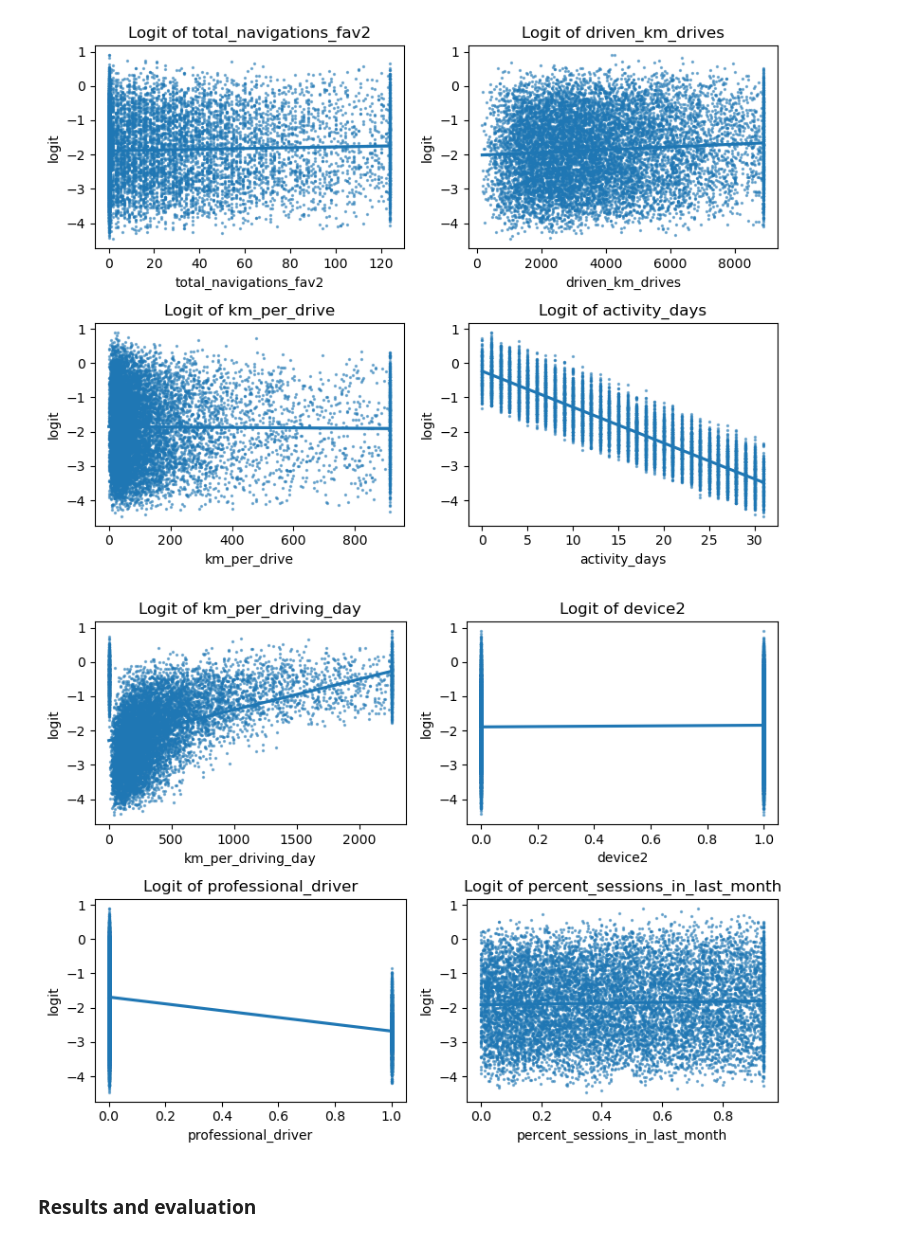
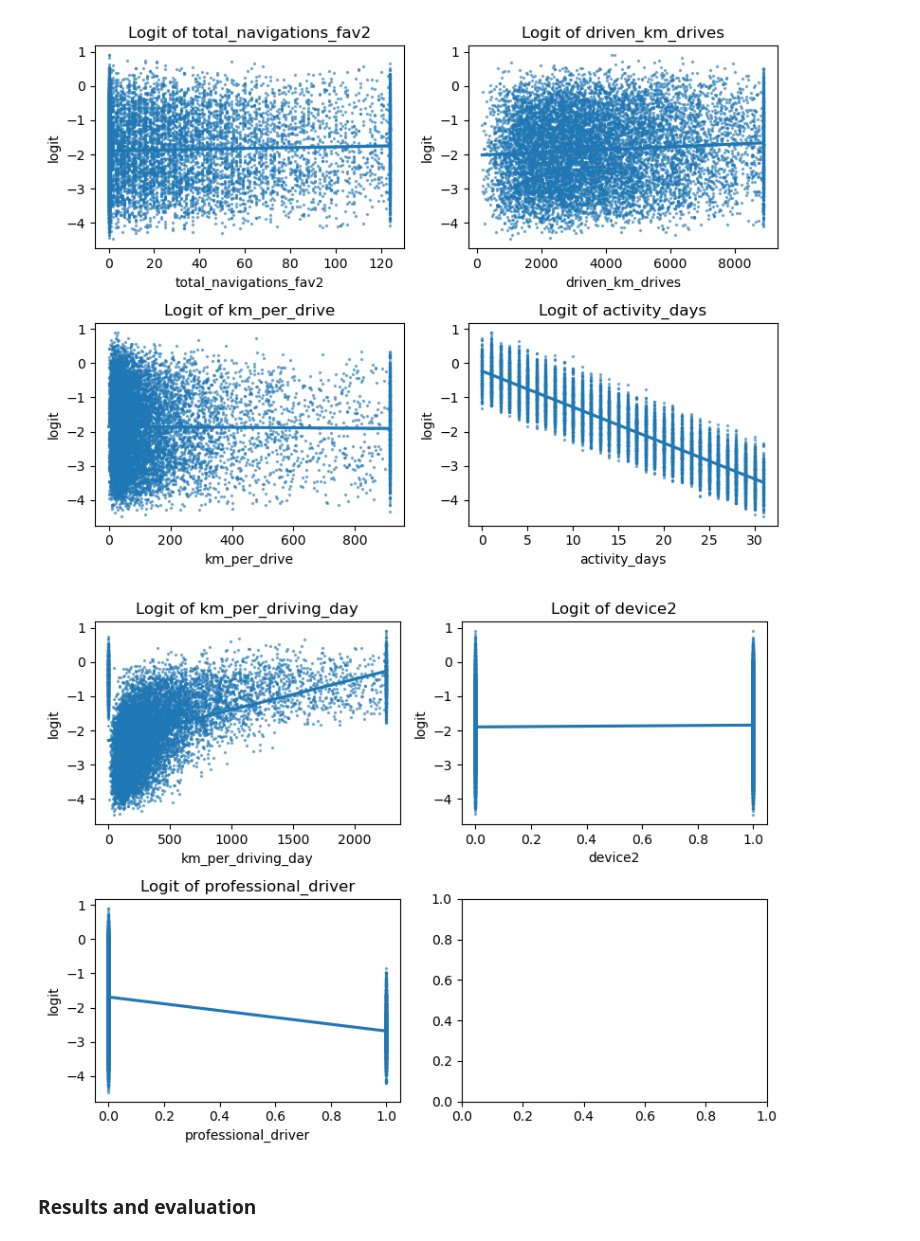
Before and after one commit to fvalerii/Waze, a Jupyter notebook: waze-churn-project.ipynb, the cells around one changed output. Saved outputs shown, nothing was run; the diff lists cells and outputs as text; code cells hidden in the pictures.

```diff
--- a/waze-churn-project.ipynb
+++ b/waze-churn-project.ipynb
@@ -306,7 +218,0 @@ People whose drives to non-favorite places make up a higher percentage of their
-# %%
-# `percent_of_sessions_to_favorite` feature
-df1['percent_of_sessions_to_favorite'] = (df1['total_navigations_fav1'] +
-                                         df1['total_navigations_fav2']) / df1['total_sessions']
-
-# Get descriptive stats
-df1['percent_of_sessions_to_favorite'].describe()
@@ -325,6 +218,0 @@ Name: percent_of_sessions_to_favorite, dtype: float64
-# %%
-# Add a column to df1 called `drives_per_driving_day`
-df1['drives_per_driving_day'] = df1['drives'] / df1['driving_days']
-
-# Group by `label`, calculate the median, and isolate for drives per driving day
-df1.groupby('label').median(numeric_only=True)[['drives_per_driving_day']]
@@ -954,6 +902,0 @@ df1.describe(include='all')
-# %%
-# Convert infinite values to zero in 'drives_per_driving_day' column
-df1['drives_per_driving_day'] = df1['drives_per_driving_day'].replace([np.inf, -np.inf], 0)
-
-# Convert infinite values to zero in 'km_per_drive' column
-df1['km_per_drive'] = df1['km_per_drive'].replace([np.inf, -np.inf], 0)
@@ -1116,11 +1038,9 @@ Drop the following variables and assign the results to `X`:
 * `duration_minutes_drives` (high multicollinearity)
 # %%
 # Isolate predictor variables
-X = df2.drop(['label', 'label2', 'device', 'sessions',
-              'driving_days', 'duration_minutes_drives',
-              'drives_per_driving_day',
-              'total_sessions_per_day', 'km_per_hour',
-              'percent_of_sessions_to_favorite'], axis=1)
+X = df2.drop(['label', 'label2', 'sessions',
+              'duration_minutes_drives',
+              'driving_days', 'device'], axis=1)
 X.head()
 # %% [output]
 |  | drives | total_sessions | n_days_after_onboarding | total_navigations_fav1 | total_navigations_fav2 | ... |
@@ -1245,25 +1164,22 @@ plt.show()
 # %%
 # Draw scatterplots for each pair of independent variable/logit
 fig, axs = plt.subplots(2, 2, figsize=(8,6))
 
 sns.regplot(x='km_per_driving_day', y='logit', data=logit_data, scatter_kws={'s': 2,'alpha': 0.5}, ax = axs[0, 0])
 axs[0,0 ].set_title('Logit of km_per_driving_day')
 
 sns.regplot(x='device2', y='logit',
             data=logit_data, scatter_kws={'s': 2,'alpha': 0.5}, ax = axs[0,1])
 axs[0,1].set_title('Logit of device2')
 
 sns.regplot(x='professional_driver', y='logit',
             data=logit_data, scatter_kws={'s': 2,'alpha': 0.5}, ax = axs[1,0])
 axs[1,0].set_title('Logit of professional_driver')
 
-sns.regplot(x='percent_sessions_in_last_month', y='logit', data=logit_data, scatter_kws={'s': 2,'alpha': 0.5}, ax = axs[1, 1])
-axs[1, 1].set_title('Logit of percent_sessions_in_last_month')
-
 plt.tight_layout()
 plt.show()
 # %% [output]
-[figure, old version]
+[figure, new version]
 # %% [markdown]
 ### **Results and evaluation**
 # %%
```
Also changed, not shown: parts of 94 cells of this notebook.
